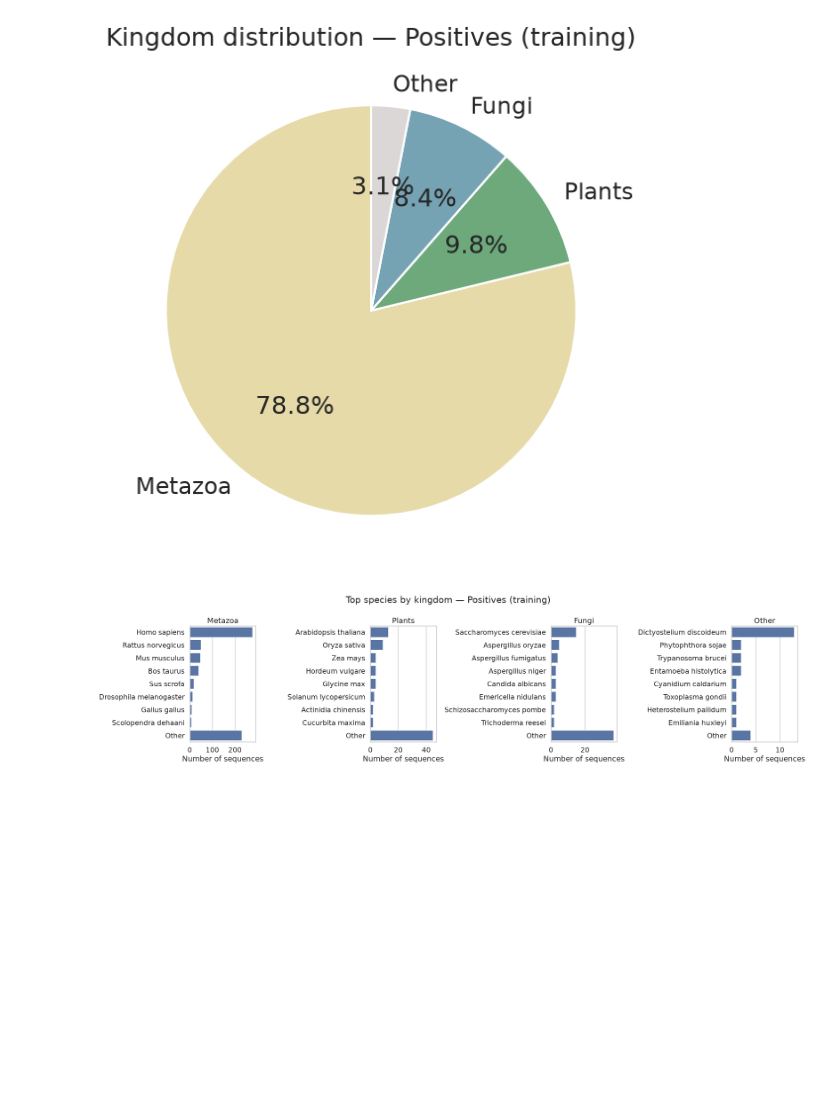
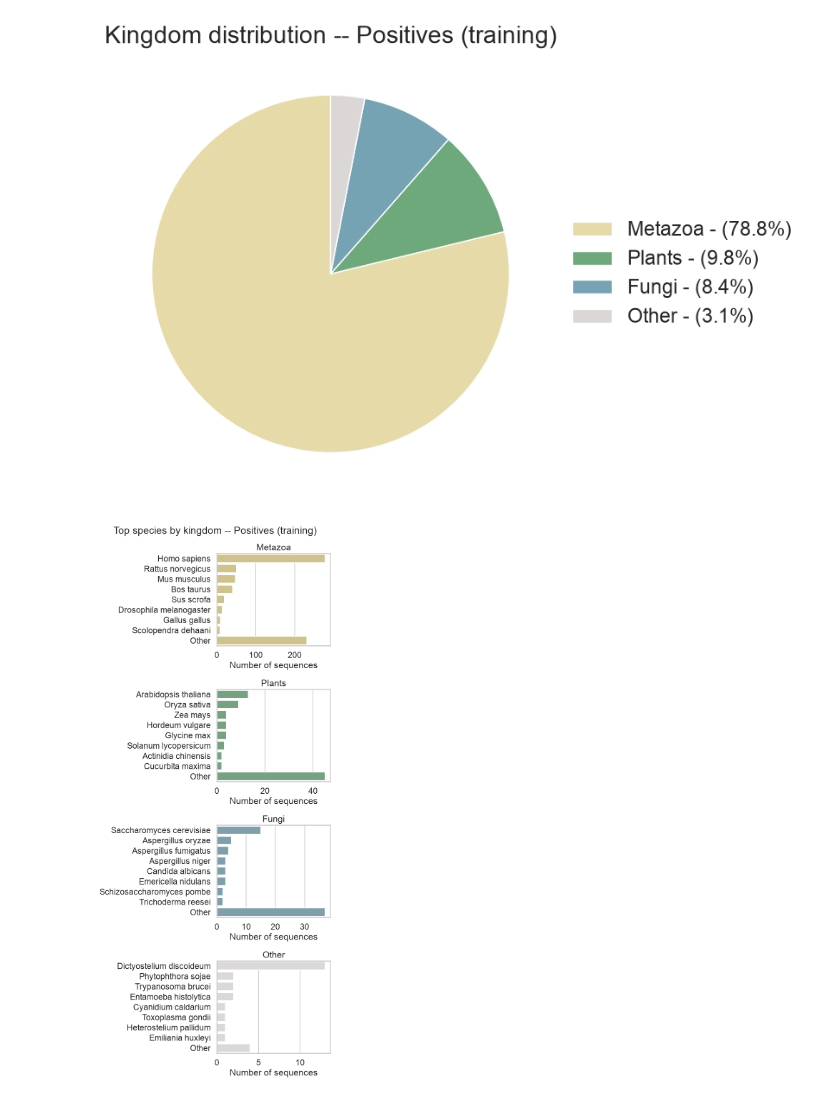
Before and after one commit to ToniMontana99/LB2_project_Group_7, a Jupyter notebook: 0.3_data_analysis/LB2_script_plots.ipynb, the cells around one changed output. Drawn from its saved outputs; the diff is of its cells as text; code cells hidden in the pictures; blank space fills up the shorter version.

```diff
--- a/0.3_data_analysis/LB2_script_plots.ipynb
+++ b/0.3_data_analysis/LB2_script_plots.ipynb
@@ -176,47 +176,52 @@ kingdom_colors = {
     "Other":   "#DBD7D7",
 }
 
-# Top-N approach to show the most frequent species per kingdom, the rest are grouped as "Other"
 TOP_N_SPECIES = 8
 
 def plot_kingdom_pie(data, title):
-    """Pie chart of the kingdom distribution."""
+    """Pie chart of the kingdom distribution, with counts and percentages in the legend."""
     counts = data["kingdom"].value_counts()
-    colors = [kingdom_colors[k] for k in counts.index]
-    fig, ax = plt.subplots(figsize=(6, 6))
-    ax.pie(counts, labels=counts.index, autopct='%1.1f%%', startangle=90, colors = colors)
-    ax.set_title(title)
-    ax.set_ylabel("")
+    colors = [kingdom_colors.get(k, "#999999") for k in counts.index]
+    labels = [f"{k} - ({100 * v / counts.sum():.1f}%)" for k, v in counts.items()]
+
+    fig, ax = plt.subplots(figsize=(8, 6))
+    ax.pie(counts, colors=colors, startangle=90,
+           wedgeprops={"edgecolor": "white", "linewidth": 1})
+    ax.legend(labels, loc="center left", bbox_to_anchor=(1, 0.5), frameon=False)
+    ax.set_title(title, fontsize=20)
     plt.tight_layout()
     plt.show()
 
 def plot_species_by_kingdom(data, title, top_n=TOP_N_SPECIES):
-    """One bar panel per kingdom, with the top N species and an 'Other' bar for the rest."""
+    """One bar panel per kingdom, stacked vertically, with the top N species and an 'Other' bar."""
     kingdoms = data["kingdom"].value_counts().index
     n = len(kingdoms)
-    fig, axes = plt.subplots(1, n, figsize=(6 * n, 6))
+    fig, axes = plt.subplots(n, 1, figsize=(7, 4 * n))     # vertical layout
     if n == 1:
         axes = [axes]
     for ax, kingdom in zip(axes, kingdoms):
         sub = data[data["kingdom"] == kingdom]
         scientific_name = sub["organism"].str.split().str[:2].str.join(" ")
         counts = scientific_name.value_counts()
         if len(counts) > top_n:
             top = counts.iloc[:top_n]
             other = pd.Series({"Other": counts.iloc[top_n:].sum()})
             counts = pd.concat([top, other])
-        sns.barplot(x=counts.values, y=counts.index, ax=ax, color="C0")
+        sns.barplot(x=counts.values, y=counts.index, ax=ax,
+                    color=kingdom_colors.get(kingdom, "#999999"))
+        if len(counts) < 3:
+            ax.set_ylim(len(counts) - 0.5 + 4, -0.5 - 4) #fic to avoid big bars
         ax.set_title(kingdom)
         ax.set_xlabel("Number of sequences")
         ax.set_ylabel("")
-    fig.suptitle(title)
+    fig.suptitle(title, fontsize=20)
     plt.tight_layout()
     plt.show()
 
 for label, name in [(1, "Positives"), (0, "Negatives")]:
     subset = df[df["label"] == label]
-    plot_kingdom_pie(subset, f"Kingdom distribution — {name} (training)")
-    plot_species_by_kingdom(subset, f"Top species by kingdom — {name} (training)")
+    plot_kingdom_pie(subset, f"Kingdom distribution -- {name} (training)")
+    plot_species_by_kingdom(subset, f"Top species by kingdom -- {name} (training)")
 # %% [output]
-[figure, old version]
+[figure, new version]
-[figure, old version]
+[figure, new version]
```
Also changed, not shown: parts of 9 cells of this notebook, 15 other files.
